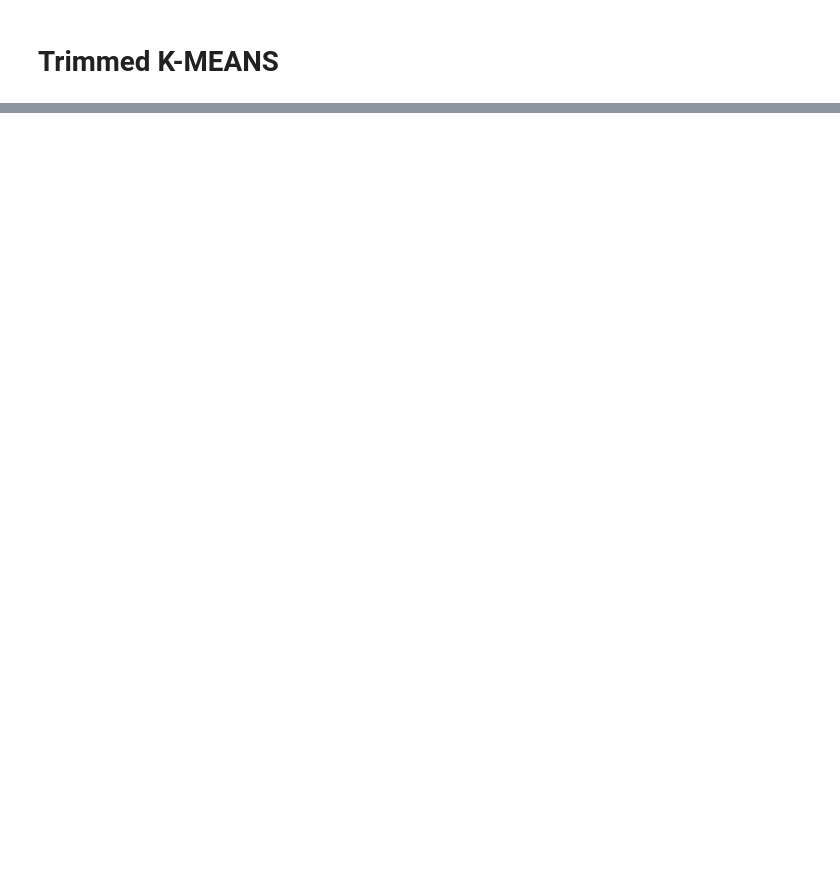
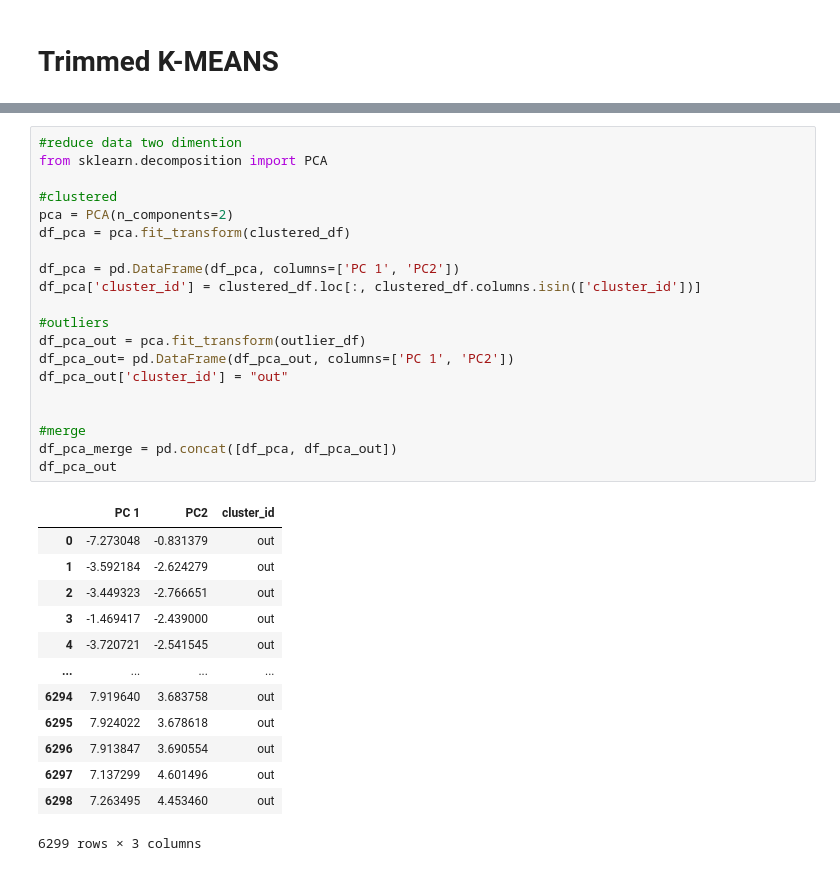
Before and after one commit to jptriciaestella/Skripsi-Kmeans-LTS, a Jupyter notebook: DATASET1/trimmed.ipynb, the cells around one changed output, grey strips where cells are left out. Drawn from its saved outputs; the diff is of its cells as text; blank space fills up the shorter version.

```diff
--- a/DATASET1/trimmed.ipynb
+++ b/DATASET1/trimmed.ipynb
@@ -182,0 +271,34 @@ Column SEG_KM_SUM (M) outliers = 0.63
+# %%
+#reduce data two dimention
+from sklearn.decomposition import PCA
+
+#clustered
+pca = PCA(n_components=2)
+df_pca = pca.fit_transform(clustered_df)
+
+df_pca = pd.DataFrame(df_pca, columns=['PC 1', 'PC2'])
+df_pca['cluster_id'] = clustered_df.loc[:, clustered_df.columns.isin(['cluster_id'])]
+
+#outliers
+df_pca_out = pca.fit_transform(outlier_df)
+df_pca_out= pd.DataFrame(df_pca_out, columns=['PC 1', 'PC2'])
+df_pca_out['cluster_id'] = "out"
+
+
+#merge
+df_pca_merge = pd.concat([df_pca, df_pca_out])
+df_pca_out
+# %% [output]
+|  | PC 1 | PC2 | cluster_id |
+| 0 | -7.273048 | -0.831379 | out |
+| 1 | -3.592184 | -2.624279 | out |
+| 2 | -3.449323 | -2.766651 | out |
+| 3 | -1.469417 | -2.439000 | out |
+| 4 | -3.720721 | -2.541545 | out |
+| ... | ... | ... | ... |
+| 6294 | 7.919640 | 3.683758 | out |
+| 6295 | 7.924022 | 3.678618 | out |
+| 6296 | 7.913847 | 3.690554 | out |
+| 6297 | 7.137299 | 4.601496 | out |
+| 6298 | 7.263495 | 4.453460 | out |
+6299 rows × 3 columns
```
Also changed, not shown: parts of 8 cells of this notebook, 1 other file.
